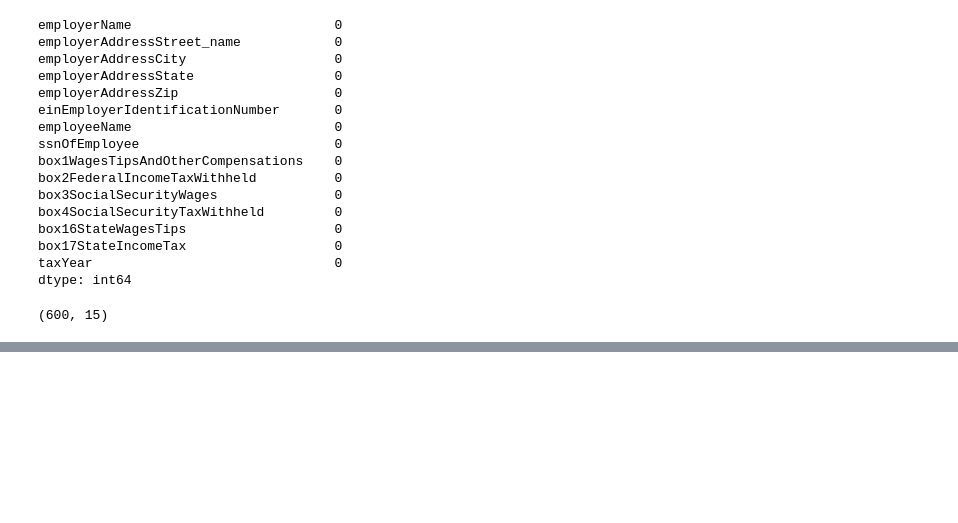
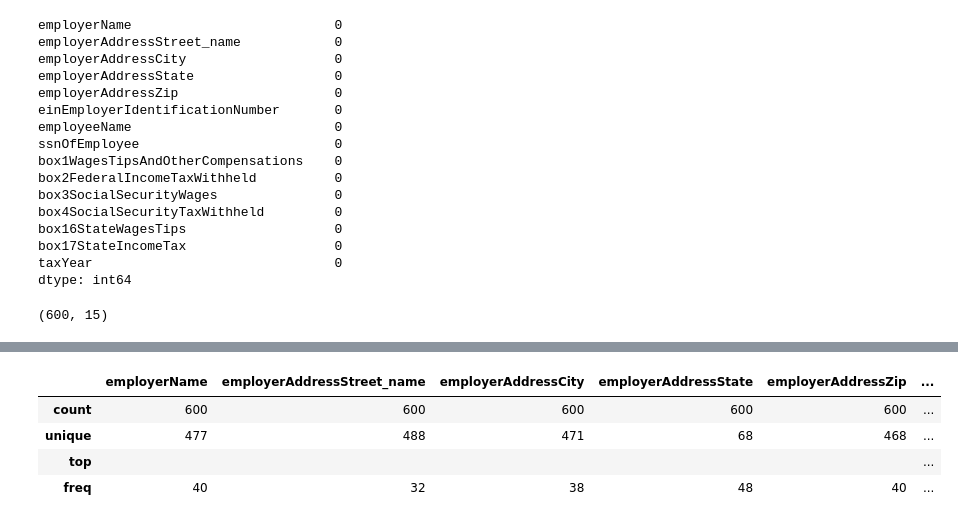
Before and after one commit to shubha987/Data-Task, a Jupyter notebook: casestudy.ipynb, the cells around one changed output, grey strips where cells are left out. Saved outputs shown, nothing was run; the diff lists cells and outputs as text; code cells hidden in the pictures; blank space fills up the shorter version.

```diff
--- a/casestudy.ipynb
+++ b/casestudy.ipynb
@@ -245,0 +304,8 @@ extracted_entities_df.shape
+# %%
+extracted_entities_df.describe()
+# %% [output]
+|  | employerName | employerAddressStreet_name | employerAddressCity | employerAddressState | employerAddressZip | ... |
+| count | 600 | 600 | 600 | 600 | 600 | ... |
+| unique | 477 | 488 | 471 | 68 | 468 | ... |
+| top |  |  |  |  |  | ... |
+| freq | 40 | 32 | 38 | 48 | 40 | ... |
```
Also changed, not shown: parts of 31 cells of this notebook, 2 other files.
